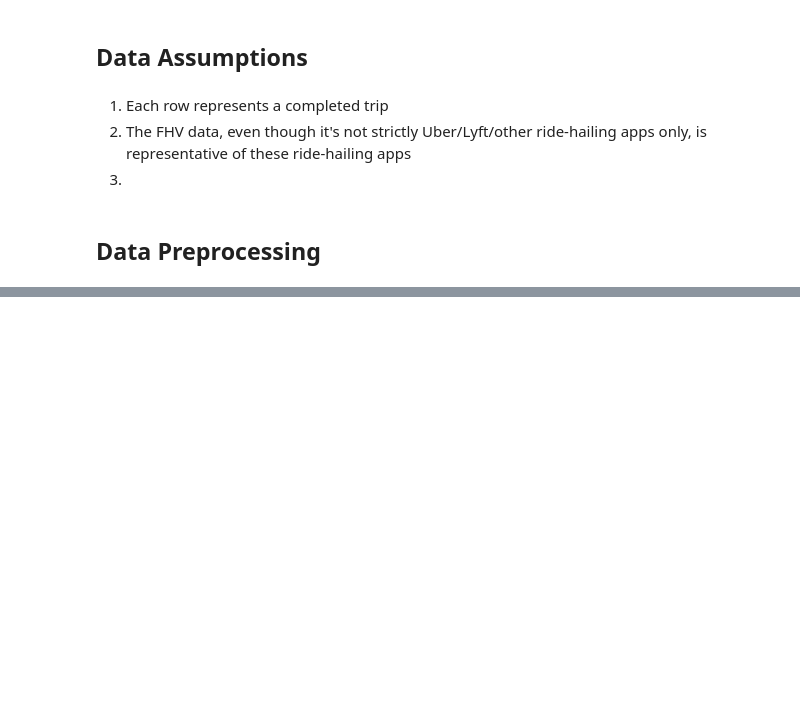
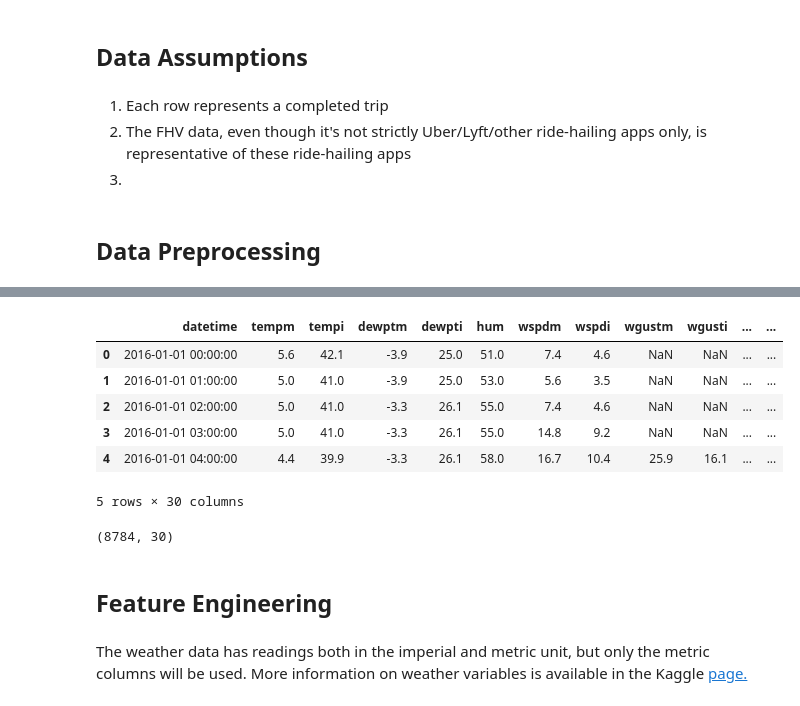
Before and after one commit to llingcaro/vupico-taxi-demand-prediction, a Jupyter notebook: analysis/01_datapreprocessing.ipynb, the cells around one changed output, grey strips where cells are left out. Cells and saved outputs as stored; diff of their text form; code cells hidden in the pictures; blank space fills up the shorter version.

```diff
--- a/analysis/01_datapreprocessing.ipynb
+++ b/analysis/01_datapreprocessing.ipynb
@@ -1,3 +1,7 @@
 # %%
 import pandas as pd
 import os
+import missingno as msno
+import numpy as np
+
+pd.set_option('display.max_rows', 500)
@@ -58,0 +65,31 @@ data
+# %%
+# remove 2015 rows
+# remove rows where minute in datetime is not 51
+
+weather_data = pd.read_csv('../data/weather-data/Weather.csv')
+
+def clean_df(df):
+    df['pickup_datetime'] = pd.to_datetime(df['pickup_datetime'])
+    df = df[(df['pickup_datetime'].dt.year == 2016)&(df['pickup_datetime'].dt.minute == 51)]
+    return df
+
+# resample datetime and take the first value of all columns
+
+weather_data = clean_df(weather_data)
+weather_data = weather_data.resample('60min', on='pickup_datetime').first().reset_index()
+weather_data = weather_data.rename(columns={'pickup_datetime':'datetime'})
+display(weather_data.head())
+print(weather_data.shape)
+# %% [output]
+|  | datetime | tempm | tempi | dewptm | dewpti | hum | wspdm | wspdi | wgustm | wgusti | ... | ... |
+| 0 | 2016-01-01 00:00:00 | 5.6 | 42.1 | -3.9 | 25.0 | 51.0 | 7.4 | 4.6 | NaN | NaN | ... | ... |
+| 1 | 2016-01-01 01:00:00 | 5.0 | 41.0 | -3.9 | 25.0 | 53.0 | 5.6 | 3.5 | NaN | NaN | ... | ... |
+| 2 | 2016-01-01 02:00:00 | 5.0 | 41.0 | -3.3 | 26.1 | 55.0 | 7.4 | 4.6 | NaN | NaN | ... | ... |
+| 3 | 2016-01-01 03:00:00 | 5.0 | 41.0 | -3.3 | 26.1 | 55.0 | 14.8 | 9.2 | NaN | NaN | ... | ... |
+| 4 | 2016-01-01 04:00:00 | 4.4 | 39.9 | -3.3 | 26.1 | 58.0 | 16.7 | 10.4 | 25.9 | 16.1 | ... | ... |
+5 rows × 30 columns
+(8784, 30)
+# %% [markdown]
+## Feature Engineering
+# %% [markdown]
+The weather data has readings both in the imperial and metric unit, but only the metric columns will be used. More information on weather variables is available in the Kaggle [page.](https://www.kaggle.com/datasets/meinertsen/new-york-city-taxi-trip-hourly-weather-data)
```
Also changed, not shown: parts of 38 cells of this notebook.
